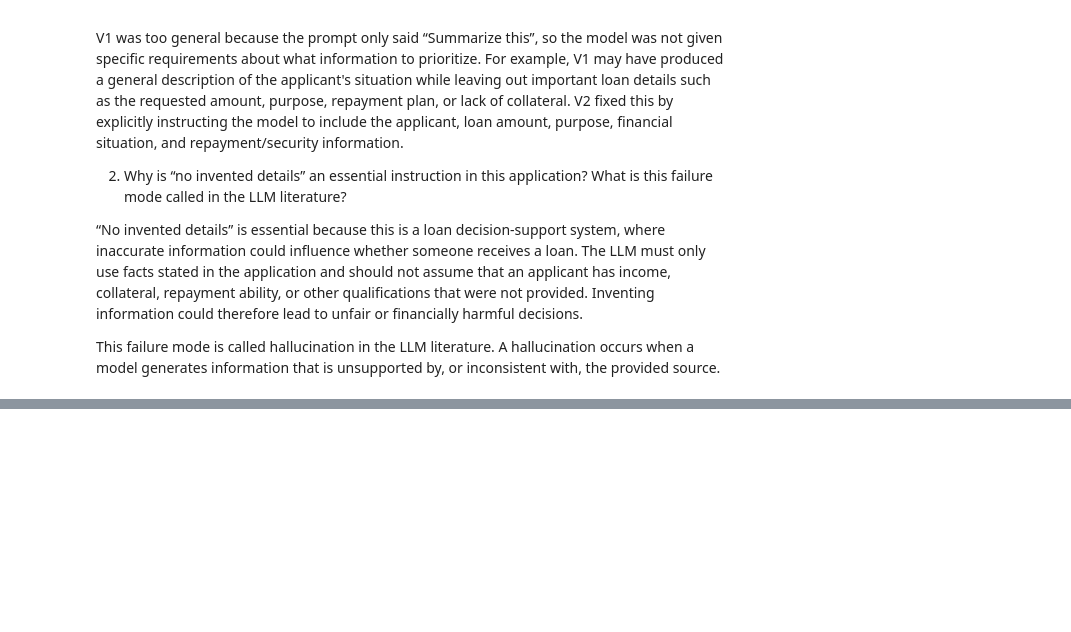
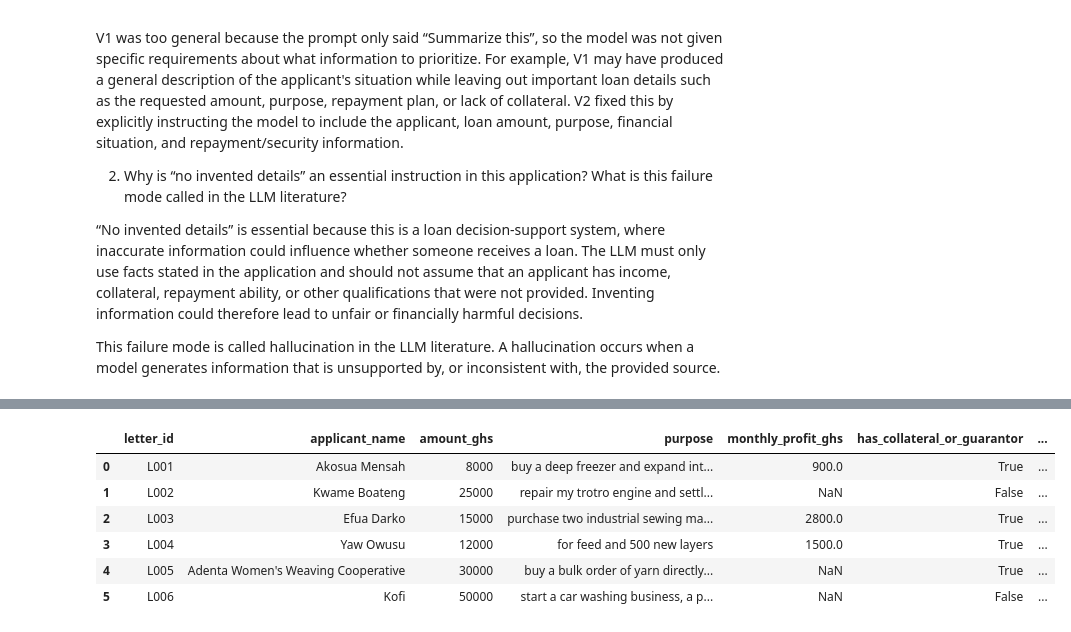
Before and after one commit to ChristabelEyiah/lab-4-llm-decision-support, a Jupyter notebook: lab_4_llm.ipynb, the cells around one changed output, grey strips where cells are left out. Saved outputs shown, nothing was run; the diff lists cells and outputs as text; code cells hidden in the pictures; blank space fills up the shorter version.

Commit message:
component 2: structured extraction (JSON)

```diff
--- a/lab_4_llm.ipynb
+++ b/lab_4_llm.ipynb
@@ -256,0 +352,11 @@ This failure mode is called hallucination in the LLM literature. A hallucination
+# %%
+results = []
+
+for letter_id, letter_text in LETTERS.items():
+    extracted = extract_fields(letter_text)
+
+    if extracted is not None:
+        extracted["letter_id"] = letter_id
+        results.append(extracted)
+
+print(f"Successfully extracted {len(results)} of {len(LETTERS)} letters.")
@@ -256,0 +365,27 @@ This failure mode is called hallucination in the LLM literature. A hallucination
+# %%
+import pandas as pd
+
+df = pd.DataFrame(results)
+
+# Put letter_id first
+columns = [
+    "letter_id",
+    "applicant_name",
+    "amount_ghs",
+    "purpose",
+    "monthly_profit_ghs",
+    "has_collateral_or_guarantor",
+    "repayment_months"
+]
+
+df = df[columns]
+
+display(df)
+# %% [output]
+|  | letter_id | applicant_name | amount_ghs | purpose | monthly_profit_ghs | has_collateral_or_guarantor | ... |
+| 0 | L001 | Akosua Mensah | 8000 | buy a deep freezer and expand int... | 900.0 | True | ... |
+| 1 | L002 | Kwame Boateng | 25000 | repair my trotro engine and settl... | NaN | False | ... |
+| 2 | L003 | Efua Darko | 15000 | purchase two industrial sewing ma... | 2800.0 | True | ... |
+| 3 | L004 | Yaw Owusu | 12000 | for feed and 500 new layers | 1500.0 | True | ... |
+| 4 | L005 | Adenta Women's Weaving Cooperative | 30000 | buy a bulk order of yarn directly... | NaN | True | ... |
+| 5 | L006 | Kofi | 50000 | start a car washing business, a p... | NaN | False | ... |
```
Also changed, not shown: parts of 4 cells of this notebook.
